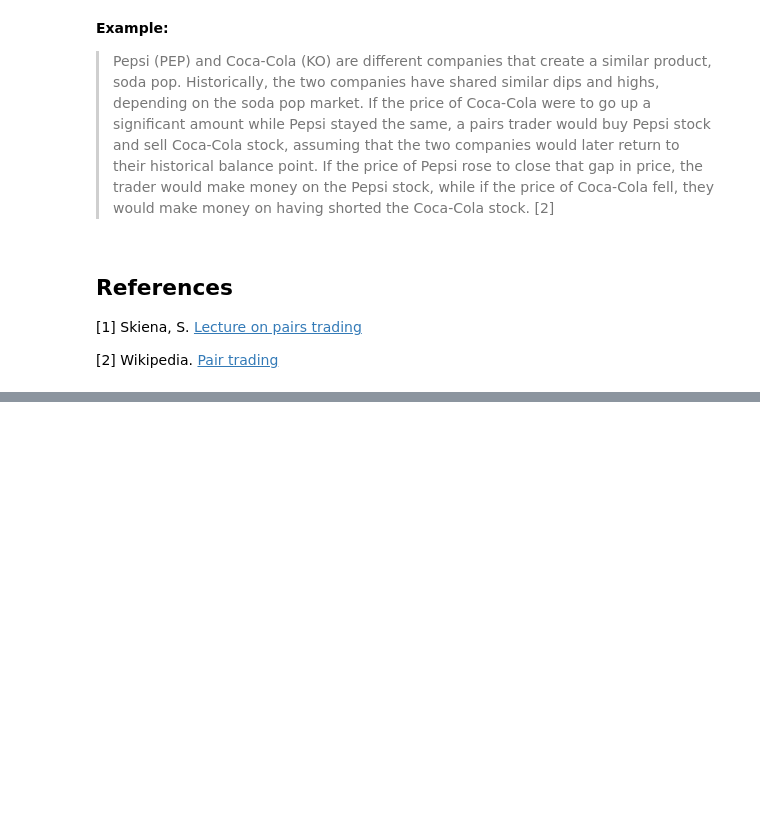
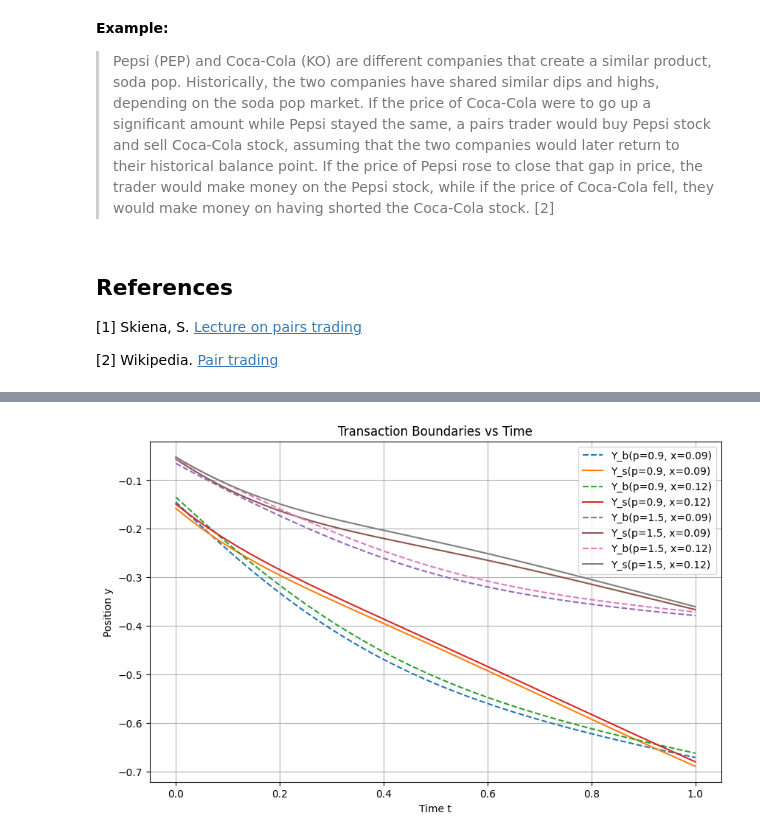
Before and after one commit to jujopo/ams-516, a Jupyter notebook: project/notebooks/00_introduction.ipynb, the cells around one changed output, grey strips where cells are left out. Saved outputs shown, nothing was run; the diff lists cells and outputs as text; code cells hidden in the pictures; blank space fills up the shorter version.

```diff
--- a/project/notebooks/00_introduction.ipynb
+++ b/project/notebooks/00_introduction.ipynb
@@ -285,0 +735,29 @@ KeyboardInterrupt:
+# %%
+# Fix (p, x) and vary t
+t_vec = np.linspace(0, 1.0, 200)
+fixed_points = [
+    (0.9, 0.09),
+    (0.9, 0.12),
+    (1.5, 0.09),
+    (1.5, 0.12),
+]
+
+plt.figure(figsize=(10, 6))
+for p_fix, x_fix in fixed_points:
+    T = torch.tensor(t_vec, dtype=torch.float64, device=device)
+    P = torch.full_like(T, p_fix)
+    X = torch.full_like(T, x_fix)
+    with torch.no_grad():
+        yb = net_yb(T, P, X).cpu().numpy()
+        ys = net_ys(T, P, X).cpu().numpy()
+    plt.plot(t_vec, yb, '--', label=f'Y_b(p={p_fix}, x={x_fix})')
+    plt.plot(t_vec, ys, '-',  label=f'Y_s(p={p_fix}, x={x_fix})')
+
+plt.xlabel('Time t')
+plt.ylabel('Position y')
+plt.title('Transaction Boundaries vs Time')
+plt.legend()
+plt.grid(True)
+plt.show()
+# %% [output]
+[figure, added]
```
Also changed, not shown: parts of 9 cells of this notebook, 1 other file.
